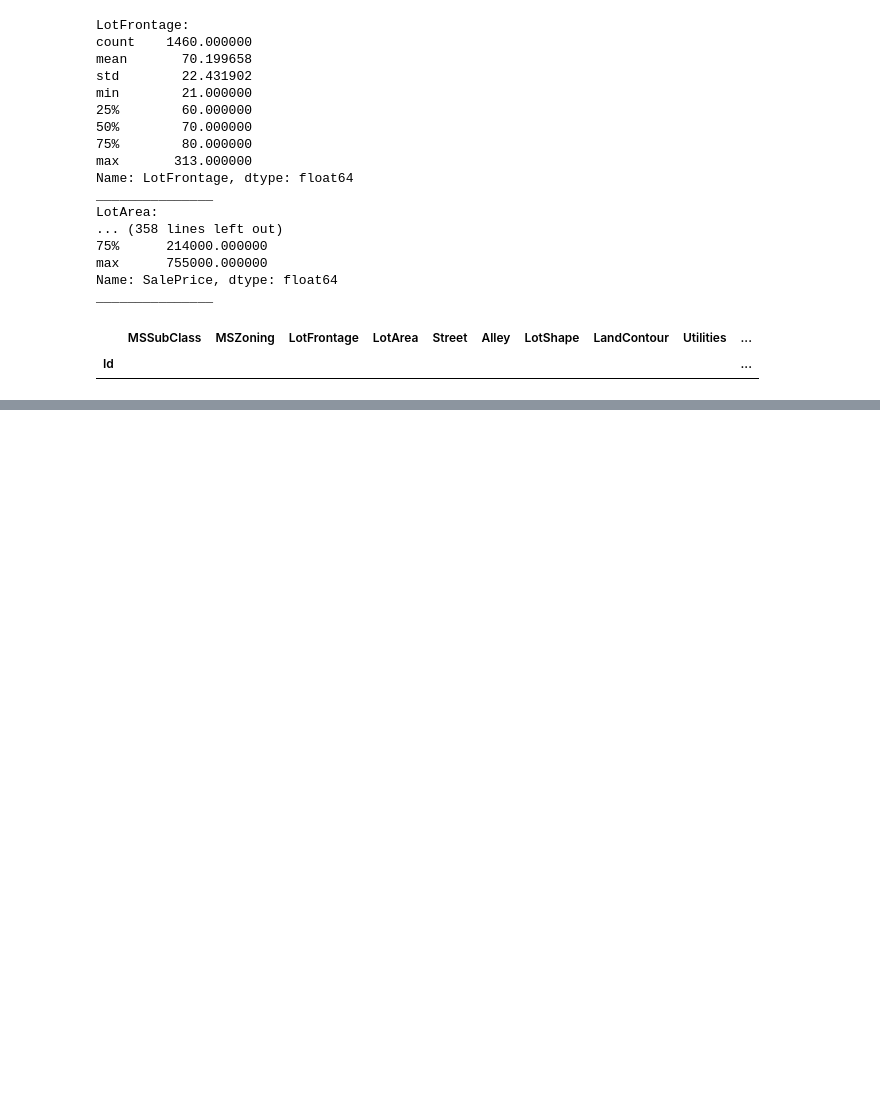
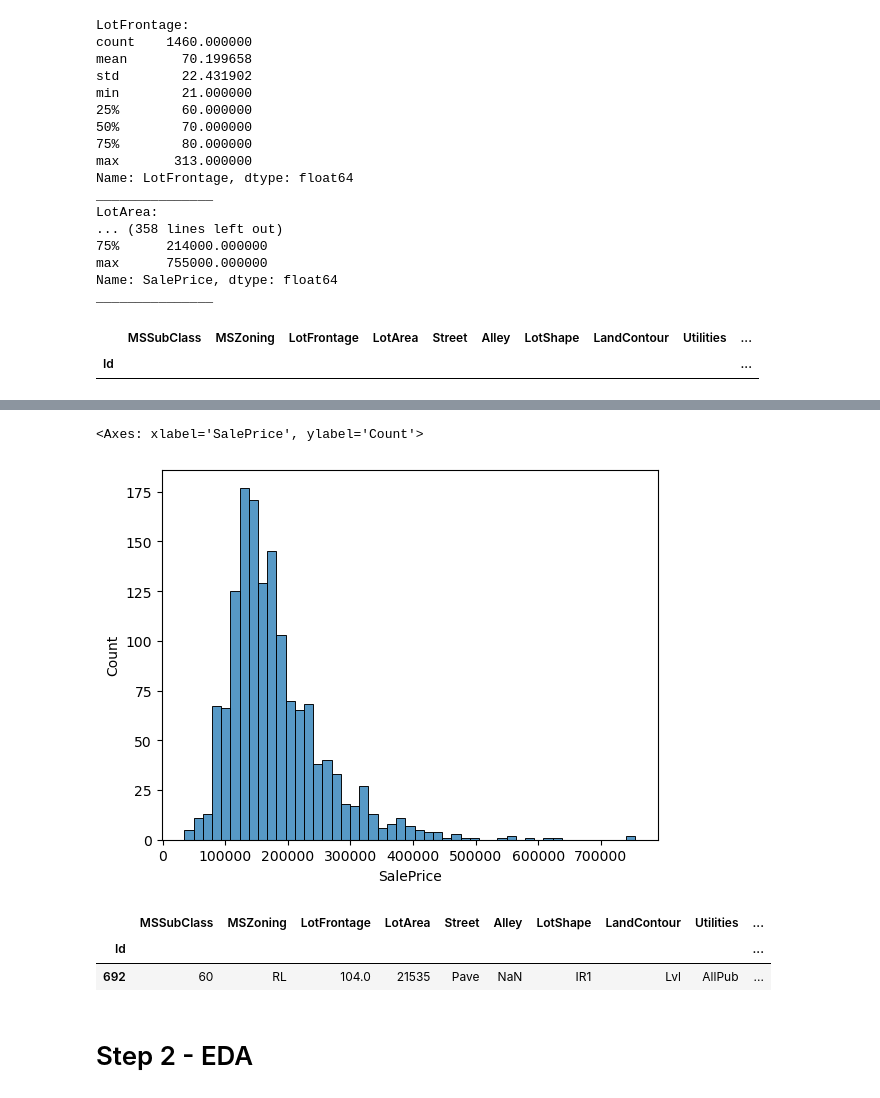
Before and after one commit to hayatrakab/springboard, a Jupyter notebook: springboardCapstone2/house_prices_advanced_regression.ipynb, the cells around one changed output, grey strips where cells are left out. Saved outputs shown, nothing was run; the diff lists cells and outputs as text; code cells hidden in the pictures; blank space fills up the shorter version.

```diff
--- a/springboardCapstone2/house_prices_advanced_regression.ipynb
+++ b/springboardCapstone2/house_prices_advanced_regression.ipynb
@@ -212,0 +226,16 @@ df[df.duplicated()== True]
+# %%
+#Let's look at the distribution of the Sale Price of the houses
+sns.histplot(data = df, x = df['SalePrice'])
+# %% [output]
+<Axes: xlabel='SalePrice', ylabel='Count'>
+[figure, added]
+# %%
+# There seems to be a couple outliers but a particularly big one at over 700000- lets investigate
+df['SalePrice'].describe()
+df[df['SalePrice'] == 755000.000000]
+# %% [output]
+|  | MSSubClass | MSZoning | LotFrontage | LotArea | Street | Alley | LotShape | LandContour | Utilities | ... |
+| Id |  |  |  |  |  |  |  |  |  | ... |
+| 692 | 60 | RL | 104.0 | 21535 | Pave | NaN | IR1 | Lvl | AllPub | ... |
+# %% [markdown]
+# Step 2 - EDA
```
Also changed, not shown: parts of 3 cells of this notebook.
